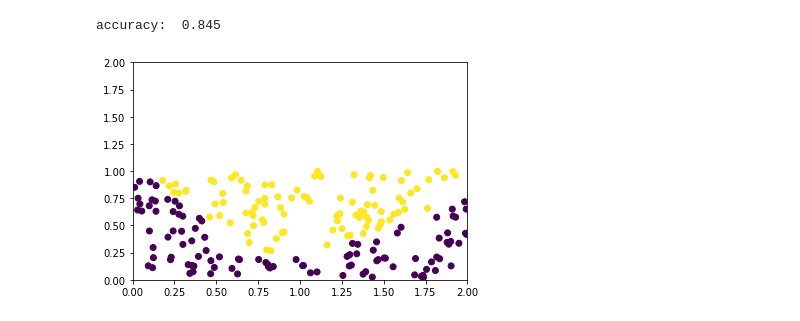
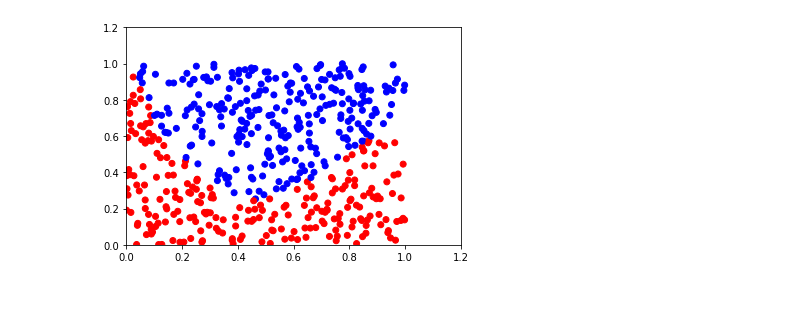
Before and after one commit to tdixon6585/Honors-Thesis, a Jupyter notebook: Basic_NN.ipynb, the cells around one changed output. Drawn from its saved outputs; the diff is of its cells as text; code cells hidden in the pictures.

```diff
--- a/Basic_NN.ipynb
+++ b/Basic_NN.ipynb
@@ -18,0 +25,10 @@ for index in range(200):
+# %%
+X = Z[:,:-1]
+y = Z[:,-1]
+y = y.reshape(-1,1)
+
+c = y.T[0]
+#c = np.where(c==0, 'red', c)
+#c = np.where(c=='1', 'blue', c)
+plt.scatter(*zip(*X), c=c)
+plt.show()
@@ -18,0 +147,9 @@ for index in range(200):
+# %%
+#Number of nodes for each layer
+#     First number is the input dimension
+#     Last number is the output dimension
+layers = [2,18,1]
+nn = NN(layers, learning_rate = 0.1)
+# %%
+Z = np.concatenate((X,y),1)
+accuracies = nn.train(Z,500)
@@ -141,10 +210,23 @@ array([0., 0., 0., 1., 0., 0., 1., 0., 1., 0., 0., 0., 1., 0., 0., 0., 1.,
+# %%
+np.random.shuffle(Z)
+
+test_X = Z[:,:-1]
+test_y = Z[:,-1]
+test_y = test_y.reshape(-1,1)
+
+test_X = np.array(test_X)
+test_y = np.array(test_y)
 # %%
-preds = predict(X,y)
-plt.scatter(*zip(*X), c=preds)
-plt.xlim(0,2)
-plt.ylim(0,2)
+preds = nn.predict(test_X)
+preds = np.round(preds)
+
+c = np.array(preds).T
+c = np.where(c==0, 'red', c)
+c = np.where(c=='1.0', 'blue', c)
+plt.scatter(*zip(*test_X), c=c[0])
+plt.xlim(0,1.2)
+plt.ylim(0,1.2)
 #plt.axes().set_aspect('equal','datalim')
 plt.show()
 # %% [output]
-accuracy:  0.845
-[figure, old version]
+[figure, new version]
```
Also changed, not shown: parts of 15 cells of this notebook, 2 other files.
